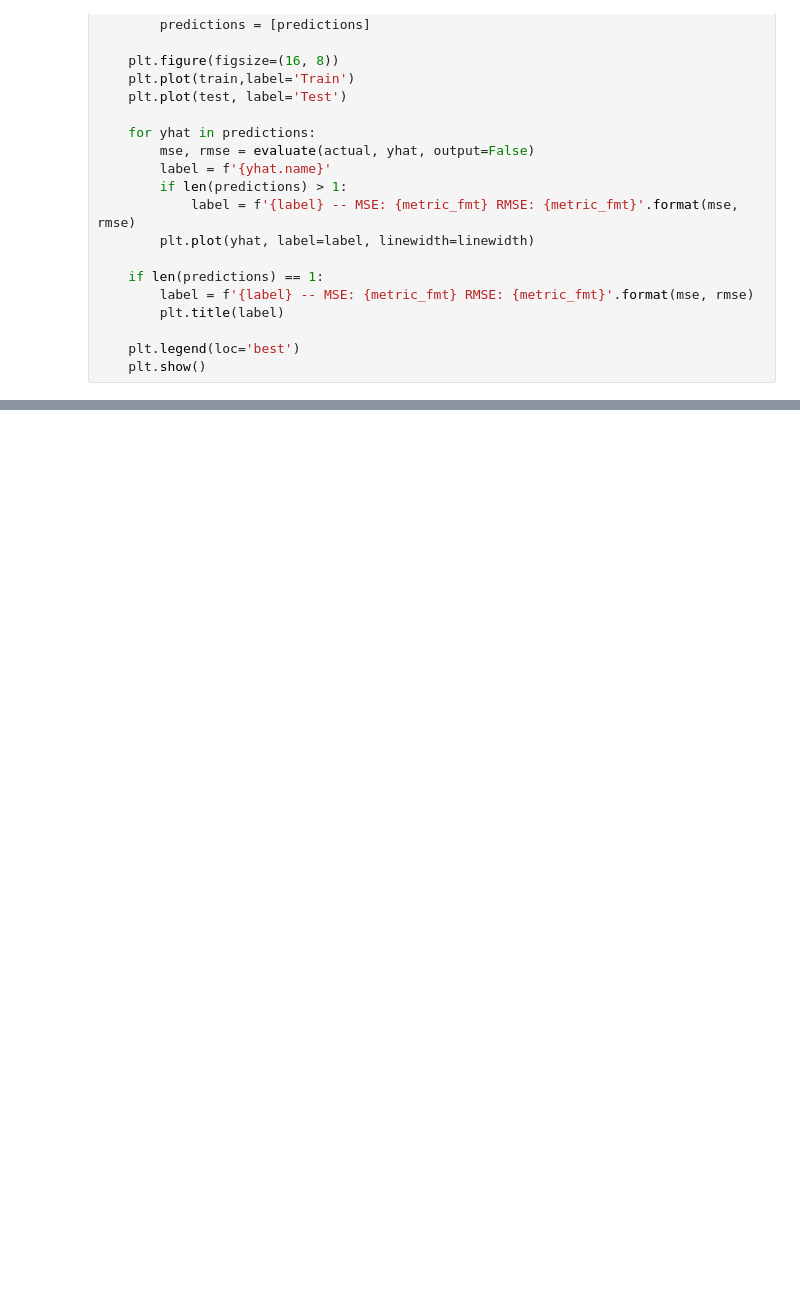
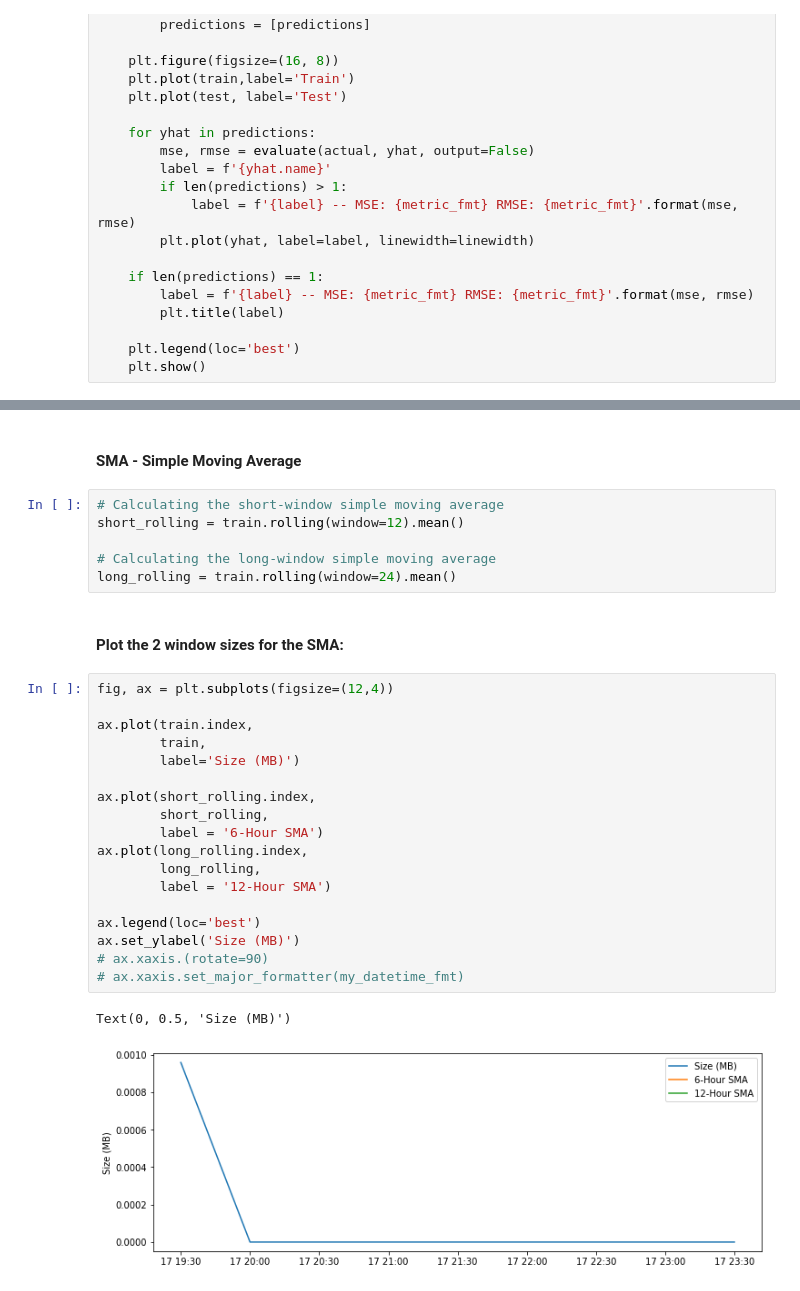
Before and after one commit to Mattsantos541/ds-methodologies-exercises, a Jupyter notebook: anomaly_detection/time_series_anomaly_detection.py or time_series_anomaly_detection..ipynb, the cells around one changed output, grey strips where cells are left out. Cells and saved outputs as stored; diff of their text form; blank space fills up the shorter version.

```diff
--- a/anomaly_detection/time_series_anomaly_detection.py or time_series_anomaly_detection..ipynb
+++ b/anomaly_detection/time_series_anomaly_detection.py or time_series_anomaly_detection..ipynb
@@ -82,0 +169,31 @@ df = df_orig.append(new)
+# %% [markdown]
+#### SMA - Simple Moving Average
+# %%
+# Calculating the short-window simple moving average
+short_rolling = train.rolling(window=12).mean()
+
+# Calculating the long-window simple moving average
+long_rolling = train.rolling(window=24).mean()
+# %% [markdown]
+#### Plot the 2 window sizes for the SMA:
+# %%
+fig, ax = plt.subplots(figsize=(12,4))
+
+ax.plot(train.index,
+        train,
+        label='Size (MB)')
+
+ax.plot(short_rolling.index,
+        short_rolling,
+        label = '6-Hour SMA')
+ax.plot(long_rolling.index,
+        long_rolling,
+        label = '12-Hour SMA')
+
+ax.legend(loc='best')
+ax.set_ylabel('Size (MB)')
+# ax.xaxis.(rotate=90)
+# ax.xaxis.set_major_formatter(my_datetime_fmt)
+# %% [output]
+Text(0, 0.5, 'Size (MB)')
+[figure, added]
```
Also changed, not shown: parts of 30 cells of this notebook.
